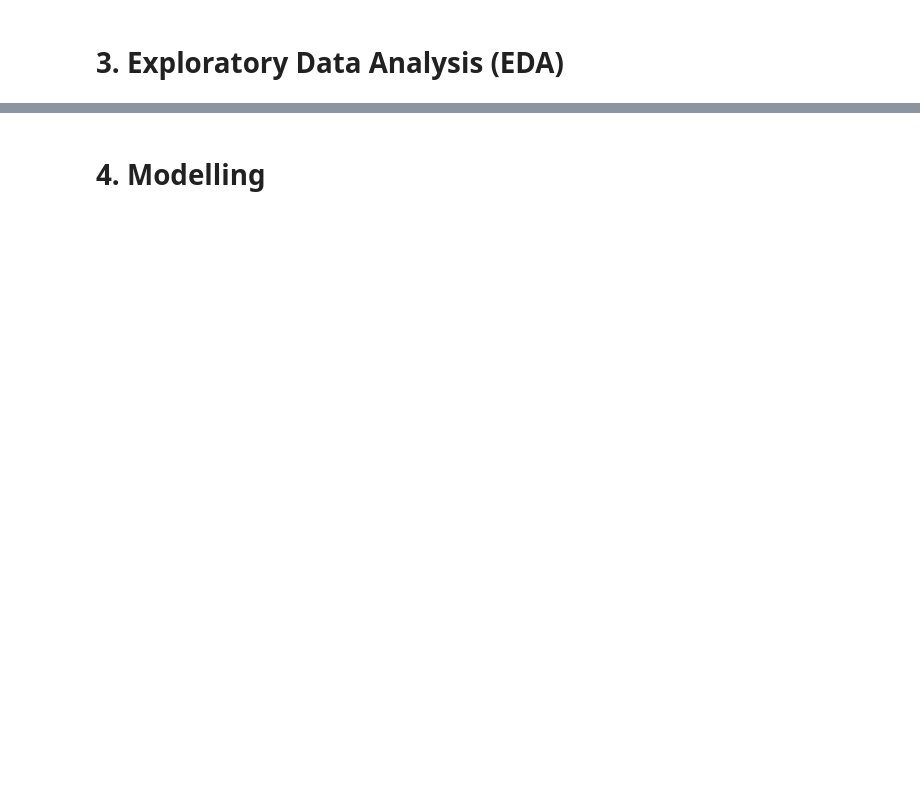
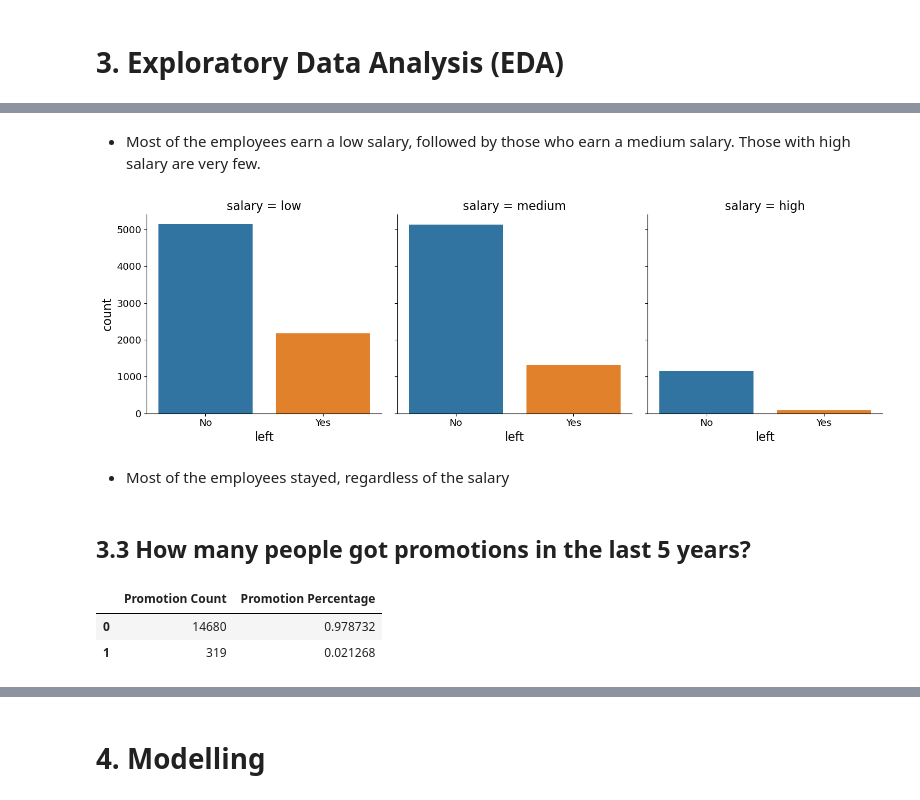
Before and after one commit to Mercy-Njambi/Employee-Churn, a Jupyter notebook: data/notebooks/analysis.ipynb, the cells around one changed output, grey strips where cells are left out. Drawn from its saved outputs; the diff is of its cells as text; code cells hidden in the pictures; blank space fills up the shorter version.

```diff
--- a/data/notebooks/analysis.ipynb
+++ b/data/notebooks/analysis.ipynb
@@ -87,0 +250,31 @@ data.describe().T
+# %% [markdown]
+- Most of the employees earn a low salary, followed by those who earn a medium salary. Those with high salary are very few.
+# %%
+bar = sns.catplot(data=data,
+                  x='left',
+                  col='salary',
+                  kind='count')
+
+bar.set_xticklabels(['No', 'Yes'])
+#plt.suptitle('Distribution by Salary Per Employement Status')
+
+plt.show()
+# %% [output]
+[figure, added]
+# %% [markdown]
+- Most of the employees stayed, regardless of the salary
+# %% [markdown]
+## 3.3 How many people got promotions in the last 5 years?
+# %%
+# creating a dataframe of the data
+
+promotions = pd.concat([data['promotion_last_5years'].value_counts(),
+           data['promotion_last_5years'].value_counts(normalize=True)],
+          axis = 1,
+          keys=['Promotion Count', 'Promotion Percentage'])
+
+promotions
+# %% [output]
+|  | Promotion Count | Promotion Percentage |
+| 0 | 14680 | 0.978732 |
+| 1 | 319 | 0.021268 |
```
Also changed, not shown: parts of 71 cells of this notebook.
